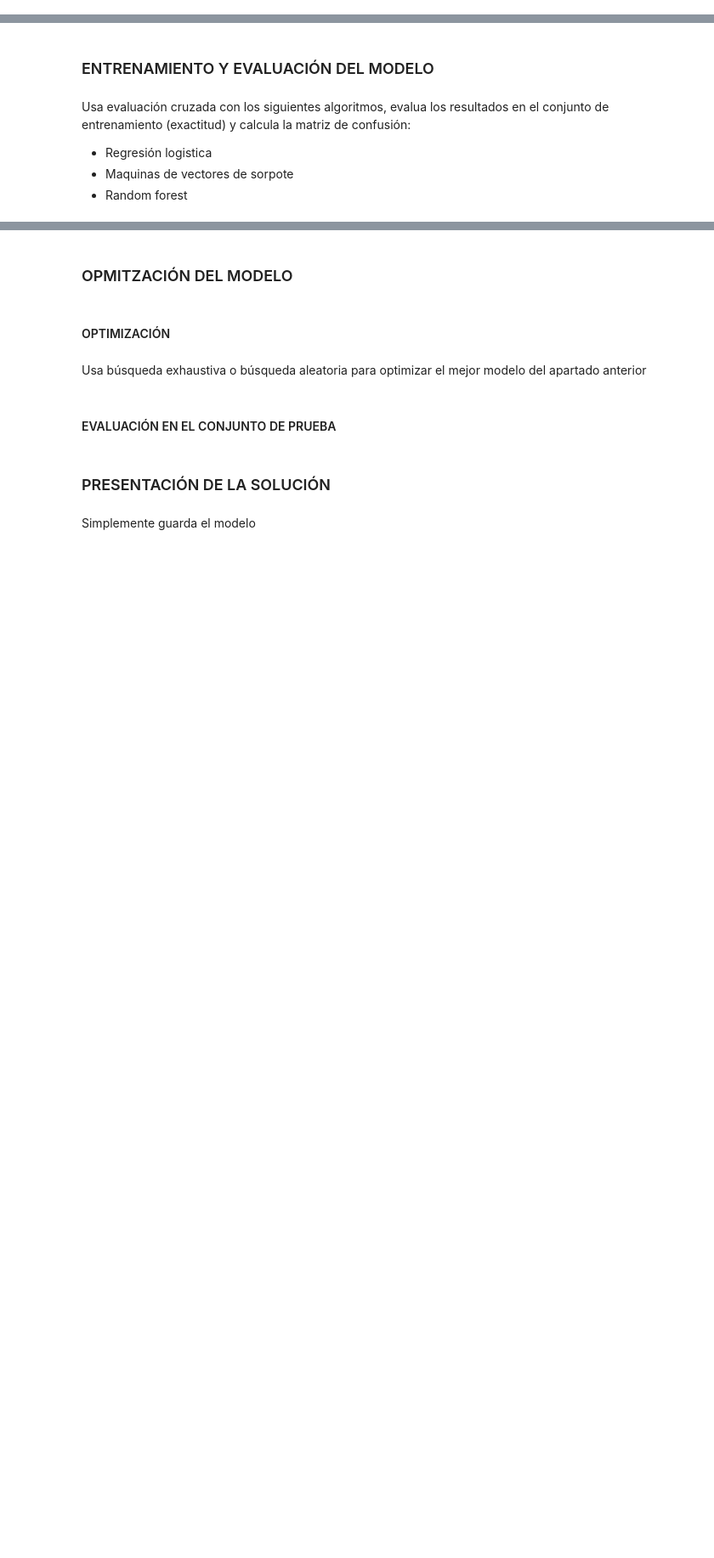
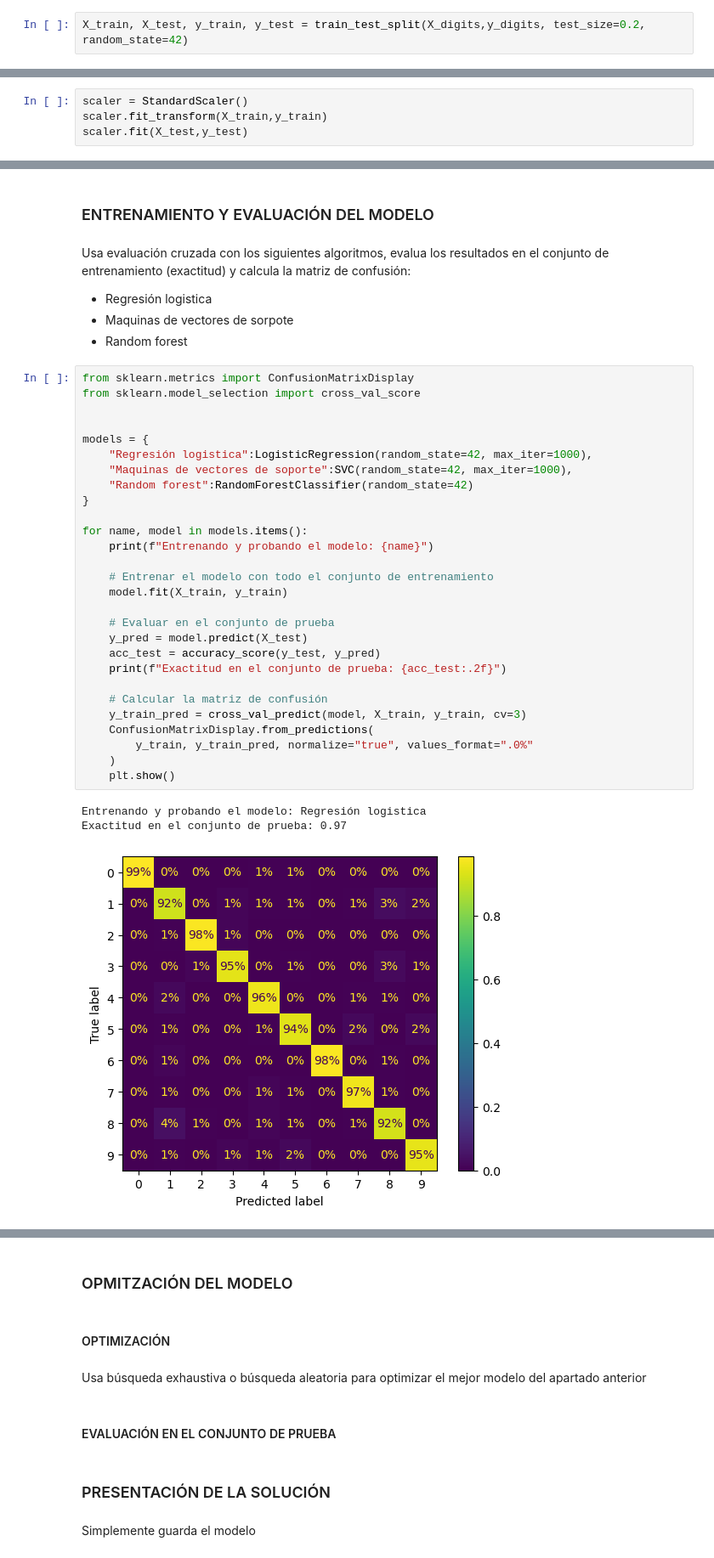
Before and after one commit to Mario-Lopez-Gonzalez/Python_clase, a Jupyter notebook: SAPA/Ejercicios/2_8Ejercicios.ipynb, the cells around one changed output, grey strips where cells are left out. Shown at 85% size. Cells and saved outputs as stored; diff of their text form; blank space fills up the shorter version.

Commit message:
2_8 hasta entrenamiento y evaluacion del modelo

```diff
--- a/SAPA/Ejercicios/2_8Ejercicios.ipynb
+++ b/SAPA/Ejercicios/2_8Ejercicios.ipynb
@@ -647,5 +647,11 @@ Elemento 8 aparece 174 veces
 Elemento 9 aparece 180 veces
 # %% [markdown]
 #### DIVIDIR LOS DATOS
+# %%
+X_train, X_test, y_train, y_test = train_test_split(X_digits,y_digits, test_size=0.2, random_state=42)
 # %% [markdown]
 #### PREPARAR LOS DATOS
+# %%
+scaler = StandardScaler()
+scaler.fit_transform(X_train,y_train)
+scaler.fit(X_test,y_test)
@@ -656,3 +664,35 @@ Usa evaluación cruzada con los siguientes algoritmos, evalua los resultados en
 - Regresión logistica
 - Maquinas de vectores de sorpote
 - Random forest
+# %%
+from sklearn.metrics import ConfusionMatrixDisplay
+from sklearn.model_selection import cross_val_score
+
+
+models = {
+    "Regresión logistica":LogisticRegression(random_state=42, max_iter=1000),
+    "Maquinas de vectores de soporte":SVC(random_state=42, max_iter=1000),
+    "Random forest":RandomForestClassifier(random_state=42)
+}
+
+for name, model in models.items():
+    print(f"Entrenando y probando el modelo: {name}")
+
+    # Entrenar el modelo con todo el conjunto de entrenamiento
+    model.fit(X_train, y_train)
+
+    # Evaluar en el conjunto de prueba
+    y_pred = model.predict(X_test)
+    acc_test = accuracy_score(y_test, y_pred)
+    print(f"Exactitud en el conjunto de prueba: {acc_test:.2f}")
+
+    # Calcular la matriz de confusión
+    y_train_pred = cross_val_predict(model, X_train, y_train, cv=3)
+    ConfusionMatrixDisplay.from_predictions(
+        y_train, y_train_pred, normalize="true", values_format=".0%"
+    )
+    plt.show()
+# %% [output]
+Entrenando y probando el modelo: Regresión logistica
+Exactitud en el conjunto de prueba: 0.97
+[figure, added]
```
Also changed, not shown: parts of 2 cells of this notebook.
